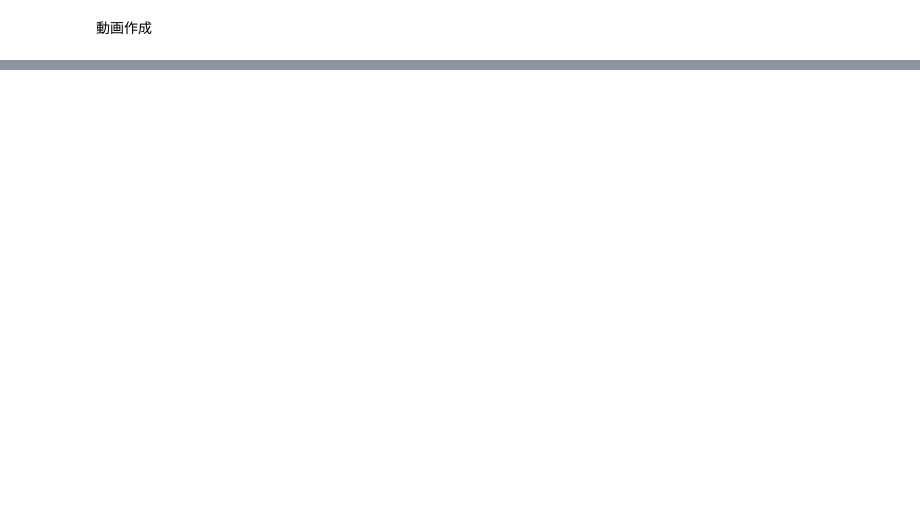
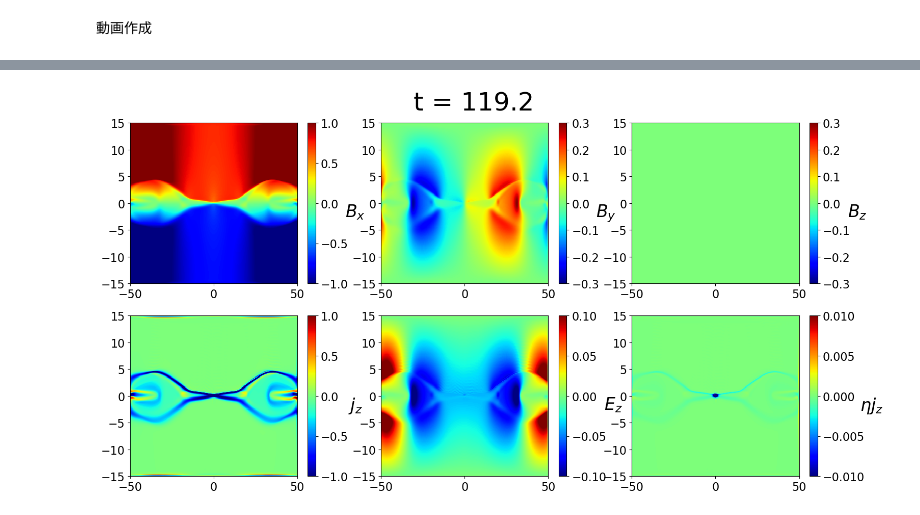
Before and after one commit to Keita-A/RadiativeMHD-simulation, a Jupyter notebook: MR_GPU.ipynb, the cells around one changed output, grey strips where cells are left out. Saved outputs shown, nothing was run; the diff lists cells and outputs as text; code cells hidden in the pictures; blank space fills up the shorter version.

```diff
--- a/MR_GPU.ipynb
+++ b/MR_GPU.ipynb
@@ -629,5 +637,5 @@ ax6.set_ylim(-y_max, y_max+1e-10)
 # %%
-fig = plt.figure(figsize=(24, 12))
+fig = plt.figure(figsize=(18, 9))
 ax1 = fig.add_subplot(231)
 ax2 = fig.add_subplot(232)
 ax3 = fig.add_subplot(233)
@@ -684,31 +692,52 @@ for step in range(0, total_steps+interval, interval):
         cbar = plt.colorbar(contour, ax=ax4)
         cbar.ax.tick_params(labelsize=16)
         cbar.set_label(r"$j_z$", fontsize=24, rotation=0, labelpad=10)
 
     contour = ax5.pcolormesh(X, Y, (Ez).T, vmin=-0.1, vmax=0.1, cmap='jet')
     if step == 0:
         cbar = plt.colorbar(contour, ax=ax5)
         cbar.ax.tick_params(labelsize=16)
         cbar.set_label(r"$E_z$", fontsize=24, rotation=0, labelpad=10)
 
     contour = ax6.pcolormesh(X, Y, (eta * current_z).T, vmin=-0.01, vmax=0.01, cmap='jet')
     if step == 0:
         cbar = plt.colorbar(contour, ax=ax6)
         cbar.ax.tick_params(labelsize=16)
         cbar.set_label(r"$\eta j_z$", fontsize=24, rotation=0, labelpad=10)
 
     plt.suptitle(f"t = {log[int(step/100)][1]:.1f}", y=0.95, fontsize=36)
+    ax1.tick_params(labelsize=16)
+    ax2.tick_params(labelsize=16)
+    ax3.tick_params(labelsize=16)
+    ax4.tick_params(labelsize=16)
+    ax5.tick_params(labelsize=16)
+    ax6.tick_params(labelsize=16)
+    ax1.set_xlim(-x_max, x_max+1e-10)
+    ax2.set_xlim(-x_max, x_max+1e-10)
+    ax3.set_xlim(-x_max, x_max+1e-10)
+    ax4.set_xlim(-x_max, x_max+1e-10)
+    ax5.set_xlim(-x_max, x_max+1e-10)
+    ax6.set_xlim(-x_max, x_max+1e-10)
+    ax1.set_ylim(-y_max, y_max+1e-10)
+    ax2.set_ylim(-y_max, y_max+1e-10)
+    ax3.set_ylim(-y_max, y_max+1e-10)
+    ax4.set_ylim(-y_max, y_max+1e-10)
+    ax5.set_ylim(-y_max, y_max+1e-10)
+    ax6.set_ylim(-y_max, y_max+1e-10)
+
     fig.savefig(f"pictures_mr/{step}.png", dpi=200)
 
 
 filename = "mr_fields.mp4"
 img = cv2.imread(f'./pictures_mr/0.png')
 framesize = (img.shape[1], img.shape[0])
-fps = 5.0
+fps = 10.0
 fourcc = cv2.VideoWriter_fourcc('m','p','4','v')
 video  = cv2.VideoWriter(filename=filename, fourcc=fourcc, fps=fps, frameSize=framesize)
 
 for step in range(0, total_steps+interval, interval):
     img = cv2.imread(f'./pictures_mr/{step}.png')
     video.write(img)
 video.release()
+# %% [output]
+[figure, added]
```
Also changed, not shown: parts of 5 cells of this notebook, 2 other files.
